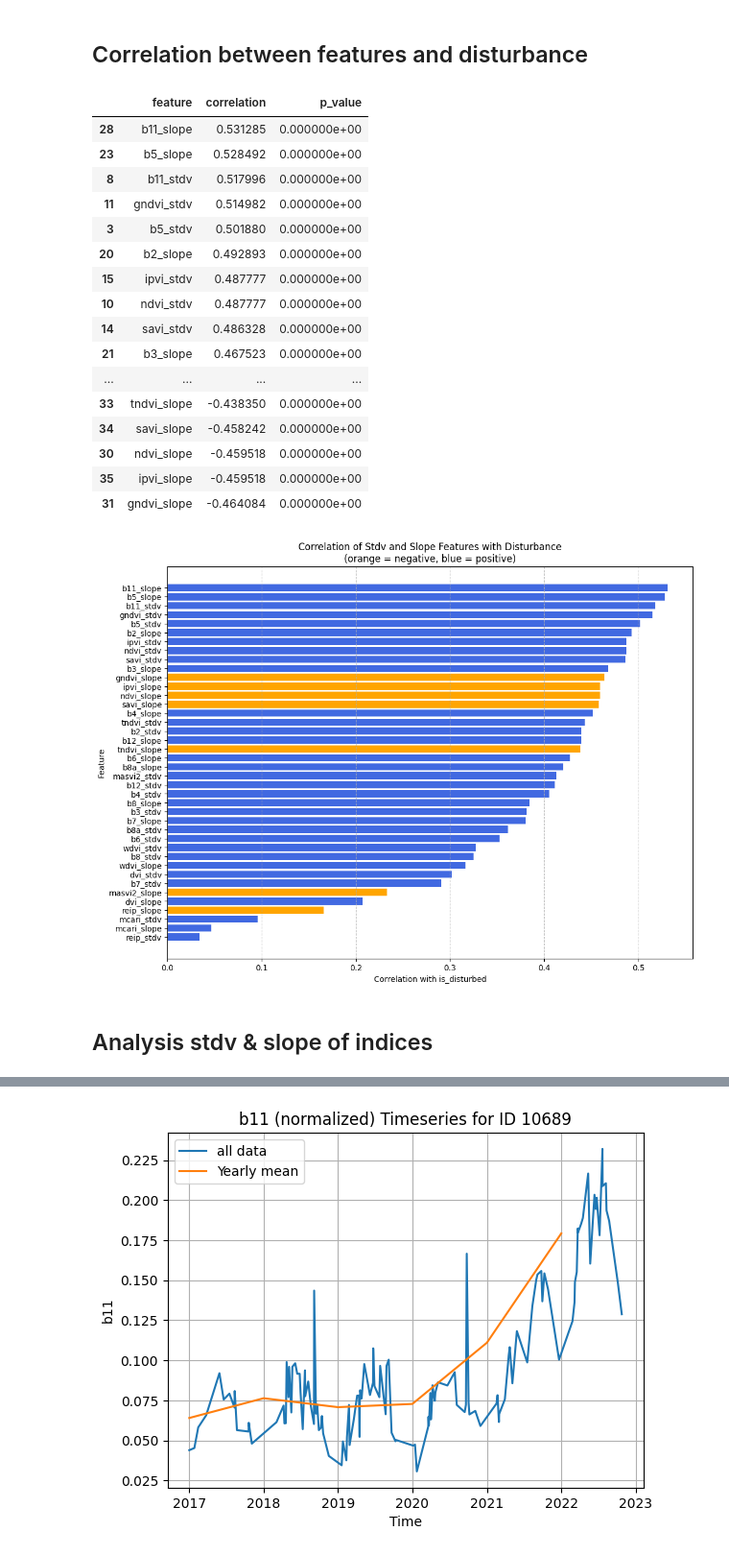
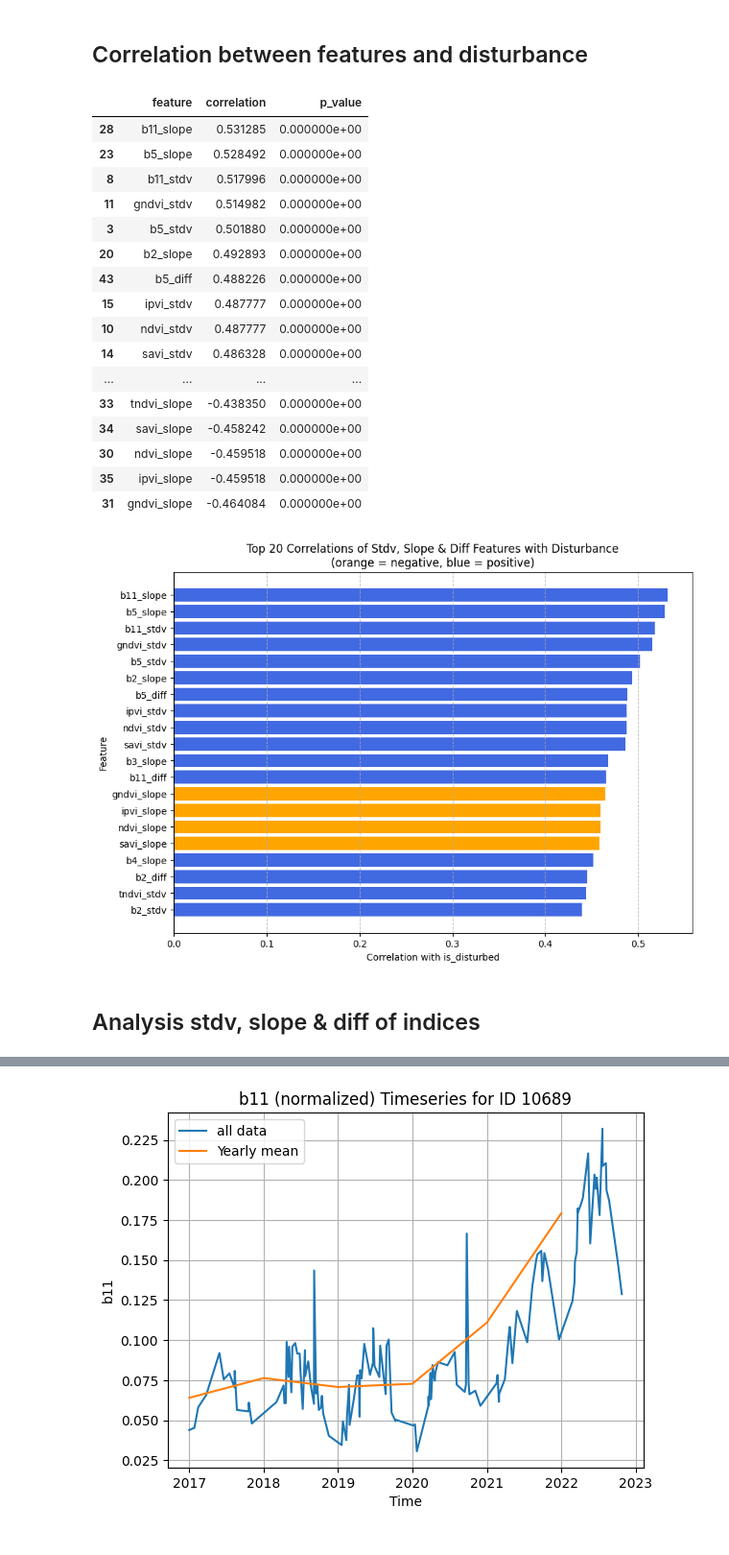
Before and after one commit to RafaelRiesle/tree_classification, a Jupyter notebook: notebooks/evelin/detect_disturbed_trees.ipynb, the cells around one changed output, grey strips where cells are left out. Shown at 96% size. Saved outputs shown, nothing was run; the diff lists cells and outputs as text; code cells hidden in the pictures.

Commit message:
feat: diff as a feature and test model

```diff
--- a/notebooks/evelin/detect_disturbed_trees.ipynb
+++ b/notebooks/evelin/detect_disturbed_trees.ipynb
@@ -77,18 +77,18 @@ std_df
 # %% [markdown]
 ## Calculate slope of yearly mean
 # %%
-slope_list_all = None
+# slope_list_all = None
 
-for col in bands_and_indices:
-    slopes_per_feature = []
-    for id_ in df_yearly["id"].unique():
-        df_sub = df_yearly[df_yearly["id"] == id_]
-        slope, intercept, r_value, p_value, std_err = linregress(df_sub["year"], df_sub[col])
-        slopes_per_feature.append({"id": id_, f"{col}_slope": slope})
+# for col in bands_and_indices:
+#     slopes_per_feature = []
+#     for id_ in df_yearly["id"].unique():
+#         df_sub = df_yearly[df_yearly["id"] == id_]
+#         slope, intercept, r_value, p_value, std_err = linregress(df_sub["year"], df_sub[col])
+#         slopes_per_feature.append({"id": id_, f"{col}_slope": slope})
 
-    slope_df = pd.DataFrame(slopes_per_feature)
-    if slope_list_all is None:
-        slope_list_all = slope_df
-    else:
-        slope_list_all = slope_list_all.merge(slope_df, on="id")
+#     slope_df = pd.DataFrame(slopes_per_feature)
+#     if slope_list_all is None:
+#         slope_list_all = slope_df
+#     else:
+#         slope_list_all = slope_list_all.merge(slope_df, on="id")
 # %%
@@ -111,0 +120,3 @@ std_slope_df
+# %%
+stdv_slope_diff_df = pd.read_csv("../../data/stdv_slope_diff_per_id.csv")
+stdv_slope_diff_df
@@ -114,8 +139,8 @@ std_slope_df
 # %%
 correlations = []
 
-for col in [c for c in std_slope_df.columns if c.endswith("_stdv") or c.endswith("_slope")]:
-    r, p = pointbiserialr(std_slope_df["is_disturbed"].astype(int), std_slope_df[col])
+for col in [c for c in stdv_slope_diff_df.columns if c.endswith("_stdv") or c.endswith("_slope") or c.endswith("_diff")]:
+    r, p = pointbiserialr(stdv_slope_diff_df["is_disturbed"].astype(int), stdv_slope_diff_df[col])
     correlations.append({"feature": col, "correlation": r, "p_value": p})
 
 correlations = pd.DataFrame(correlations).sort_values(by="correlation", ascending=False)
@@ -129,10 +154,10 @@ correlations
 | 11 | gndvi_stdv | 0.514982 | 0.000000e+00 |
 | 3 | b5_stdv | 0.501880 | 0.000000e+00 |
 | 20 | b2_slope | 0.492893 | 0.000000e+00 |
+| 43 | b5_diff | 0.488226 | 0.000000e+00 |
 | 15 | ipvi_stdv | 0.487777 | 0.000000e+00 |
 | 10 | ndvi_stdv | 0.487777 | 0.000000e+00 |
 | 14 | savi_stdv | 0.486328 | 0.000000e+00 |
-| 21 | b3_slope | 0.467523 | 0.000000e+00 |
 | ... | ... | ... | ... |
 | 33 | tndvi_slope | -0.438350 | 0.000000e+00 |
 | 34 | savi_slope | -0.458242 | 0.000000e+00 |
@@ -142,24 +167,24 @@ correlations
 # %%
 correlations["abs_corr"] = correlations["correlation"].abs()
 
-correlations_df_to_plot = correlations.sort_values(by="abs_corr", ascending=True)
+correlations_df_to_plot = correlations.sort_values(by="abs_corr", ascending=True).tail(20)
 colors = ["orange" if val < 0 else "royalblue" for val in correlations_df_to_plot["correlation"]]
 
-plt.figure(figsize=(12, 9))
+plt.figure(figsize=(10, 7))
 plt.barh(
     correlations_df_to_plot["feature"],
     correlations_df_to_plot["abs_corr"],
     color=colors
 )
 
 plt.xlabel("Correlation with is_disturbed")
 plt.ylabel("Feature")
-plt.title("Correlation of Stdv and Slope Features with Disturbance\n(orange = negative, blue = positive)")
+plt.title("Top 20 Correlations of Stdv, Slope & Diff Features with Disturbance\n(orange = negative, blue = positive)")
 plt.grid(axis="x", linestyle="--", alpha=0.7)
 
 plt.show()
 # %% [output]
-[figure, old version]
+[figure, new version]
 # %% [markdown]
-## Analysis stdv & slope of indices
+## Analysis stdv, slope & diff of indices
 # %%
```
Also changed, not shown: parts of 18 cells of this notebook.
